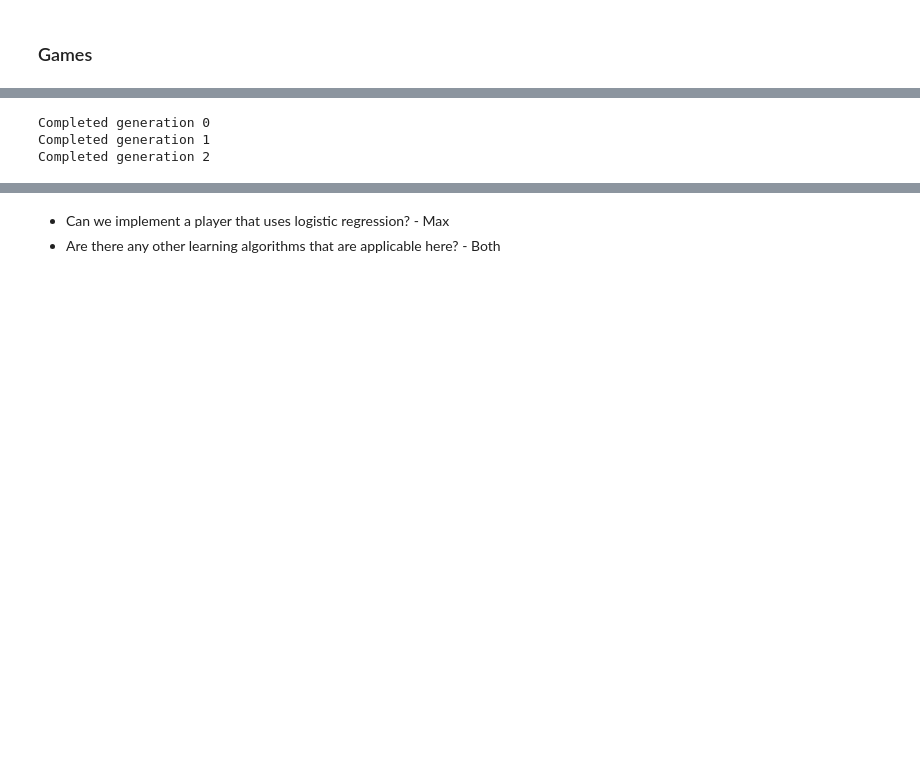
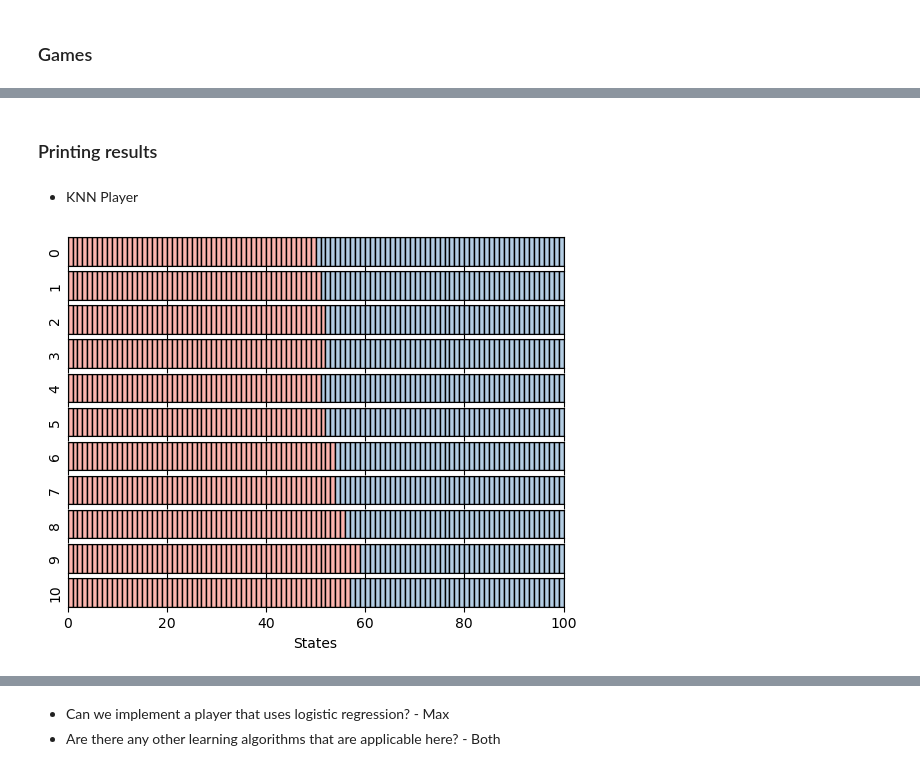
Before and after one commit to maxb00/Emergence-of-Vagueness, a Jupyter notebook: lichtman.ipynb, the cells around one changed output, grey strips where cells are left out. Drawn from its saved outputs; the diff is of its cells as text; code cells hidden in the pictures; blank space fills up the shorter version.

```diff
--- a/lichtman.ipynb
+++ b/lichtman.ipynb
@@ -177,3 +192,13 @@ class MLPPlayer(Player):
             plt.savefig(filename)
         else:
             plt.show()
+# %%
+def show_history(player_stack):
+    _, axes = plt.subplots(nrows=len(player_stack)-1, sharex=True)
+
+    for i, player in enumerate(player_stack[:-1]):
+        axes[i] = player.plot_strategy(axes[i])
+        axes[i].set_ylabel(i)
+
+    plt.xlabel("States")
+    plt.show()
@@ -185 +218,20 @@ generations = 3
 inital_policy = np.array([1 if i < 50 else 2 for i in range(100)], dtype=np.int64)
+# %%
+P0 = Player(policy=inital_policy)
+P1 = Player()
+K_player_stack = [P0, P1]
+
+# learn loop
+for gen in range(generations):
+    learner = K_player_stack.pop()
+    teacher = K_player_stack.pop()
+
+    examples = teacher.poll(40)
+    learner.learn(examples, 3)
+
+    next_gen = Player()
+    K_player_stack.append(teacher)
+    K_player_stack.append(learner)
+    K_player_stack.append(next_gen)
+
+    print("Completed generation " + str(gen))
@@ -213,25 +279,8 @@ Completed generation 2
-# %%
-P0 = MLPPlayer(policy=inital_policy)
-P1 = MLPPlayer()
-player_stack = [P0, P1]
-
-# learn loop
-for gen in range(generations):
-    learner = player_stack.pop()
-    teacher = player_stack.pop()
-
-    examples = teacher.poll(40)
-    learner.learn(examples, 0.75)
-
-    next_gen = MLPPlayer()
-    player_stack.append(teacher)
-    player_stack.append(learner)
-    player_stack.append(next_gen)
-
-    print("Completed generation " + str(gen))
-
-# after learning, look in player stack for history.
-# %% [output]
-Completed generation 0
-Completed generation 1
-Completed generation 2
+# %% [markdown]
+### Printing results
+# %% [markdown]
+* KNN Player
+# %%
+show_history(K_player_stack)
+# %% [output]
+[figure, added]
```
Also changed, not shown: parts of 15 cells of this notebook.
